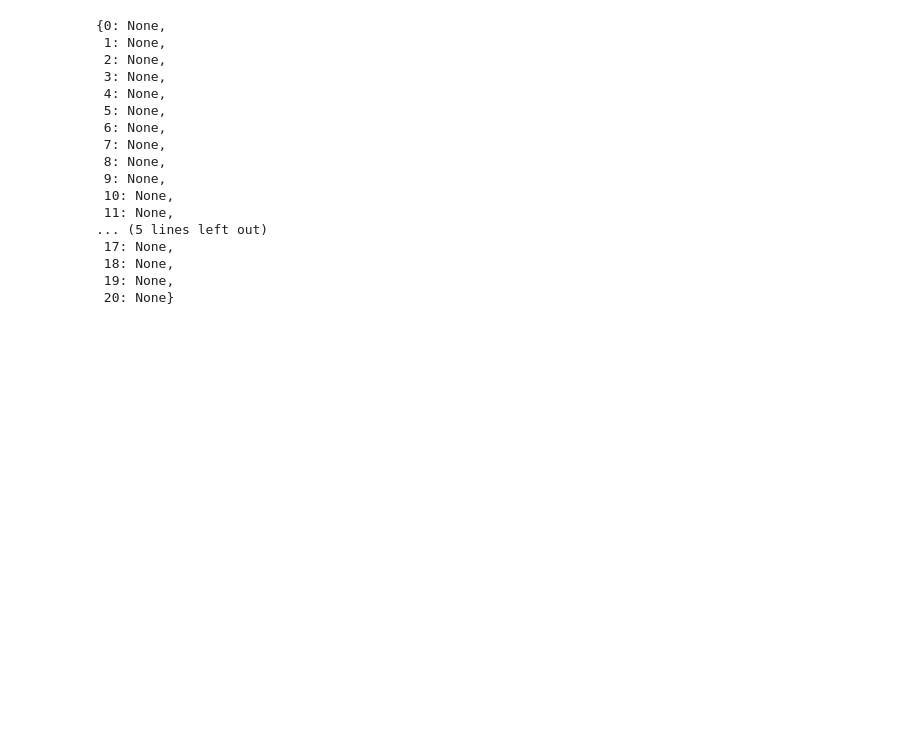
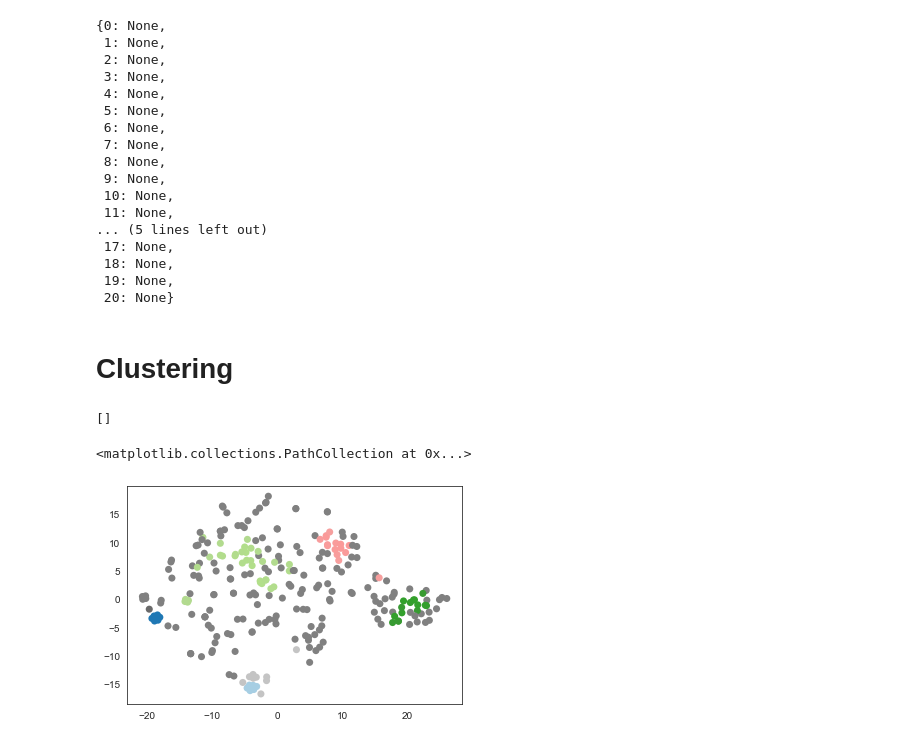
Before and after one commit to brandonDormes/HMTG_possibilities, a Jupyter notebook: analysis/Experiment_1/pilot_analysis.ipynb, the cells around one changed output. Drawn from its saved outputs; the diff is of its cells as text; code cells hidden in the pictures; blank space fills up the shorter version.

```diff
--- a/analysis/Experiment_1/pilot_analysis.ipynb
+++ b/analysis/Experiment_1/pilot_analysis.ipynb
@@ -124,7 +150,7 @@ def get_embedding(across='trustee_id'):
 
     :param across: str: column in the dataframe over which to average embeddings. e.g across='trustee' will compute average embedding (at each probe #) across all subjects who observed the same trustee.
     :return: dict: mapping value of 'across' argument to a (n, 512) tensor where n = the number of probes across the "across" variable.
-    e.g. if by == 'mult', n = number of times a probe followed 2,4, or 6 trials.
+    e.g. if across == 'mult', n = number of times a probe followed 2,4, or 6 trials.
     '''
     temp = {}
     for bb in tqdm(dat[across].unique()):
@@ -322,6 +348,8 @@ CFs[10][2]
  19: None,
  20: None}
 # %%
+i = 'inv'
+m = 'mult'
 for invmt in tqdm(dat[i].unique()):
     first = dat.loc[(dat[i] == invmt) & (dat.probe_trl == True)]
     for mm in dat[m].unique():
@@ -340,0 +365,28 @@ ten4_13 = CFs[10][4][13]
+# %% [markdown]
+# Clustering
+# %%
+CFs[10][2][1]
+# %% [output]
+[]
+# %%
+import hdbscan
+from sklearn.manifold import TSNE
+
+# Get a list of all reasons
+reasons = dat.loc[(dat.probe_trl == True) & (dat.probe_num >= 6)].reason.tolist()
+e0 = embed(reasons)
+clusterer = hdbscan.HDBSCAN().fit(e0)
+cc = clusterer.labels_
+learned = dat.loc[(dat.probe_trl == True) & (dat.probe_num >= 6)].reset_index(drop=True)
+learned['reason_clust'] = cc
+projection = TSNE().fit_transform(e0)
+color_palette = sns.color_palette('Paired', 12)
+cluster_colors = [color_palette[x] if x >= 0
+                  else (0.5, 0.5, 0.5)
+                  for x in clusterer.labels_]
+cluster_member_colors = [sns.desaturate(x, p) for x, p in
+                         zip(cluster_colors, clusterer.probabilities_)]
+plt.scatter(*projection.T, s=50, linewidth=0, c=cluster_member_colors)
+# %% [output]
+<matplotlib.collections.PathCollection at 0x...>
+[figure, added]
```
Also changed, not shown: parts of 24 cells of this notebook, 2 other files.
